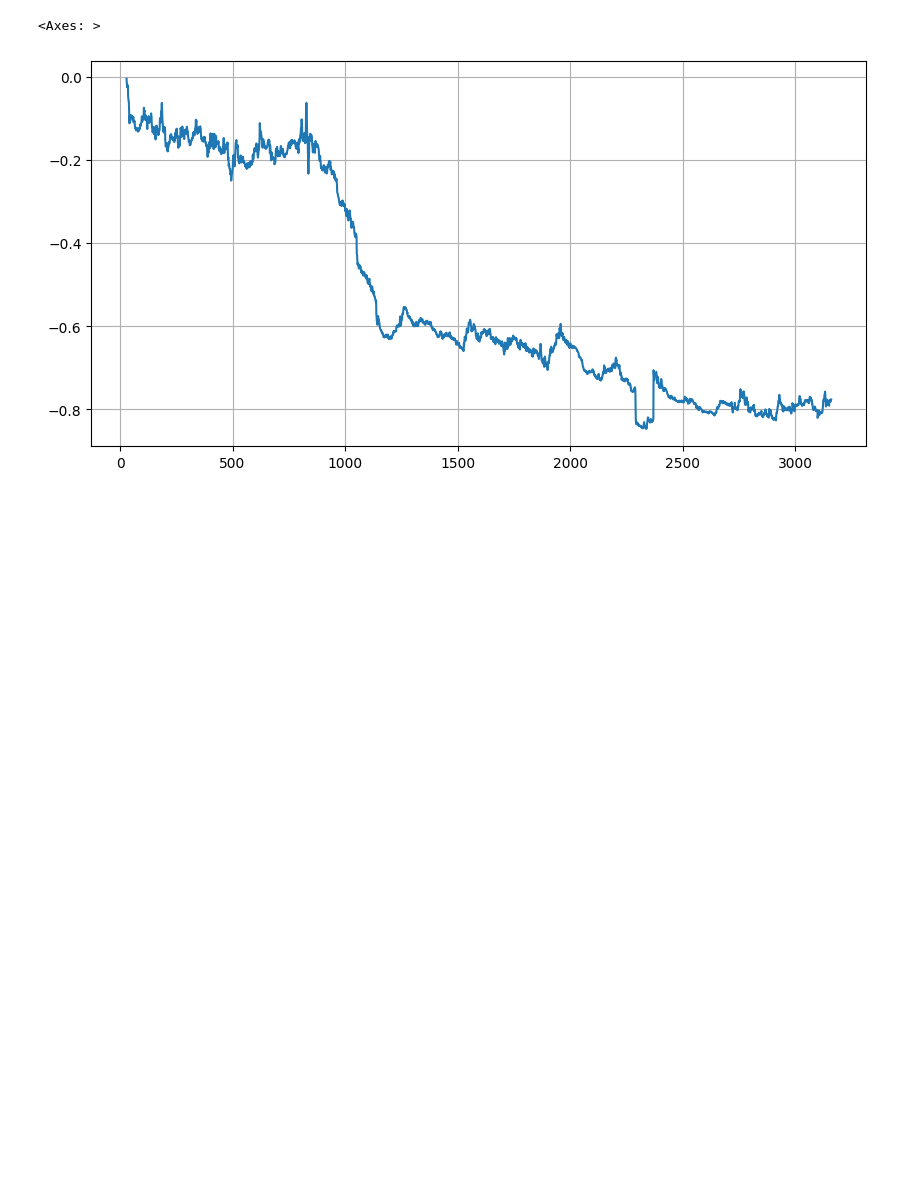
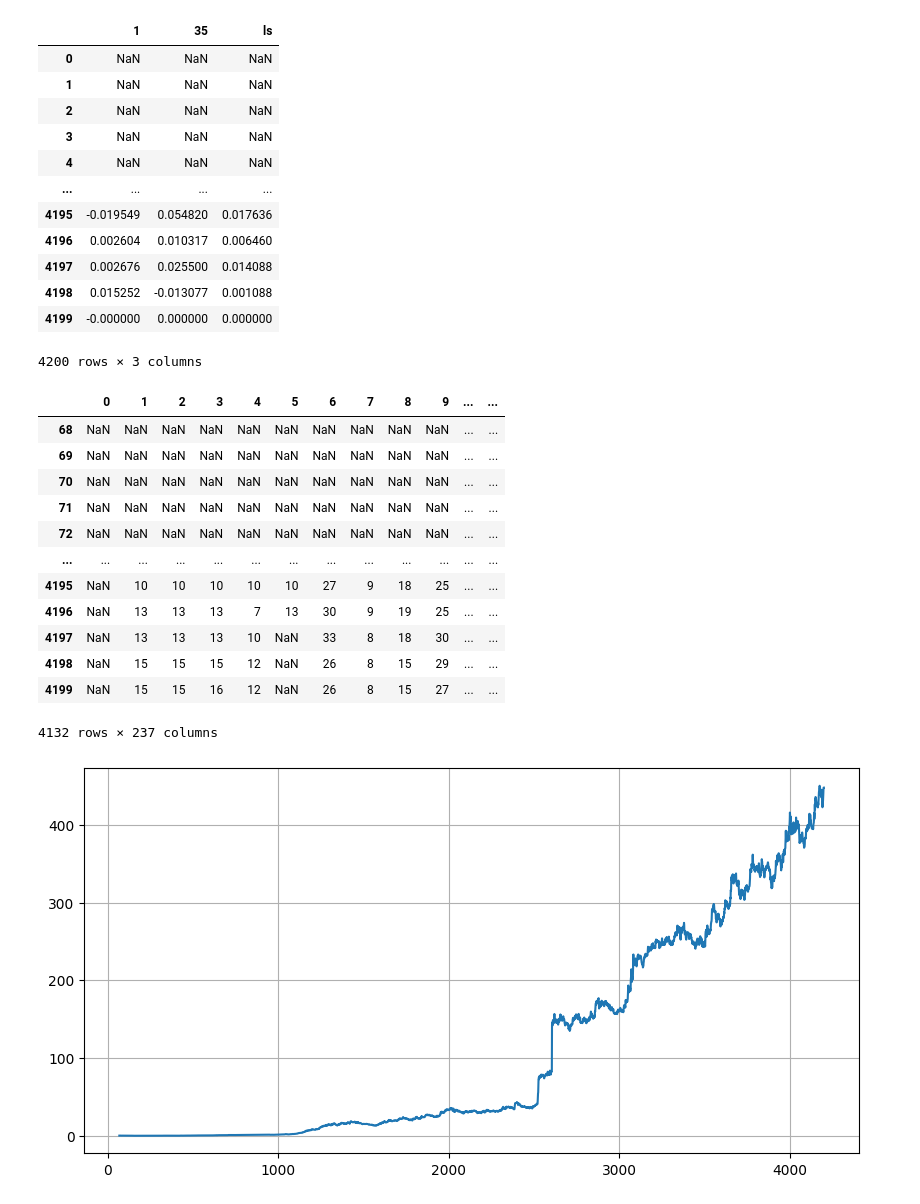
Before and after one commit to pennymax/gplearn, a Jupyter notebook: mytest_fitness.ipynb, the cells around one changed output. Cells and saved outputs as stored; diff of their text form; code cells hidden in the pictures; blank space fills up the shorter version.

```diff
--- a/mytest_fitness.ipynb
+++ b/mytest_fitness.ipynb
@@ -178,8 +215,73 @@ Length: 3133, dtype: float64
-# %%
-longshort_rets.add(1).cumprod().sub(1).plot(figsize=(10, 5), grid=True)
-# %% [output]
-<Axes: >
-[figure, removed]
+# %%
+def compute_quantile_rets_2(y, y_pred, w, quantiles):
+    y_pred = y_pred[w.astype(bool)]
+    y = y[w.astype(bool)]
+    if np.all(np.isnan(y_pred)):
+        return None, None
+
+    rets = pd.DataFrame(y)
+    factor = pd.DataFrame(y_pred)
+
+    ## use y (return) to mask y_pred to set 0 on all invaid cells to nan
+    factor = factor.mask(rets.isna())
+
+    groups = np.array(range(quantiles)) + 1
+
+    try:
+        factor_quantiles = (
+            factor
+            .rank(axis=1, method='first') # method first means assign different ranks on identical values
+            .dropna(axis=0, how='all')
+            .apply(pd.qcut, q=quantiles, labels=groups, axis=1, duplicates='drop')
+            )
+    except:
+        return None, None
+
+    stacked_rets = rets.stack()
+    stacked_factor_quantiles = factor_quantiles.stack()
+    grouped_returns = (
+        stacked_rets
+        .groupby([stacked_rets.index.get_level_values(0), stacked_factor_quantiles])
+        .mean()
+        .unstack()
+        )
+    return grouped_returns, factor_quantiles
+
+grouped_returns, factor_quantiles = compute_quantile_rets_2(y, y_pred, np.ones(X.shape[0]), 35)
+grouped_returns = grouped_returns[[1, 35]]
+grouped_returns[1] = grouped_returns[1].mul(-1)
+grouped_returns['ls'] = (grouped_returns[35] + grouped_returns[1]) / 2
+display(grouped_returns)
+grouped_returns.ls.add(1).cumprod().sub(1).plot(figsize=(10, 5), grid=True)
+display(factor_quantiles)
+# %% [output]
+|  | 1 | 35 | ls |
+| 0 | NaN | NaN | NaN |
+| 1 | NaN | NaN | NaN |
+| 2 | NaN | NaN | NaN |
+| 3 | NaN | NaN | NaN |
+| 4 | NaN | NaN | NaN |
+| ... | ... | ... | ... |
+| 4195 | -0.019549 | 0.054820 | 0.017636 |
+| 4196 | 0.002604 | 0.010317 | 0.006460 |
+| 4197 | 0.002676 | 0.025500 | 0.014088 |
+| 4198 | 0.015252 | -0.013077 | 0.001088 |
+| 4199 | -0.000000 | 0.000000 | 0.000000 |
+4200 rows × 3 columns
+|  | 0 | 1 | 2 | 3 | 4 | 5 | 6 | 7 | 8 | 9 | ... | ... |
+| 68 | NaN | NaN | NaN | NaN | NaN | NaN | NaN | NaN | NaN | NaN | ... | ... |
+| 69 | NaN | NaN | NaN | NaN | NaN | NaN | NaN | NaN | NaN | NaN | ... | ... |
+| 70 | NaN | NaN | NaN | NaN | NaN | NaN | NaN | NaN | NaN | NaN | ... | ... |
+| 71 | NaN | NaN | NaN | NaN | NaN | NaN | NaN | NaN | NaN | NaN | ... | ... |
+| 72 | NaN | NaN | NaN | NaN | NaN | NaN | NaN | NaN | NaN | NaN | ... | ... |
+| ... | ... | ... | ... | ... | ... | ... | ... | ... | ... | ... | ... | ... |
+| 4195 | NaN | 10 | 10 | 10 | 10 | 10 | 27 | 9 | 18 | 25 | ... | ... |
+| 4196 | NaN | 13 | 13 | 13 | 7 | 13 | 30 | 9 | 19 | 25 | ... | ... |
+| 4197 | NaN | 13 | 13 | 13 | 10 | NaN | 33 | 8 | 18 | 30 | ... | ... |
+| 4198 | NaN | 15 | 15 | 15 | 12 | NaN | 26 | 8 | 15 | 29 | ... | ... |
+| 4199 | NaN | 15 | 15 | 16 | 12 | NaN | 26 | 8 | 15 | 27 | ... | ... |
+4132 rows × 237 columns
+[figure, added]
 # %%
 longshort_rets.hist(bins=100)
 longshort_rets.skew(), longshort_rets.kurt(), longshort_rets[longshort_rets > 0].count() / longshort_rets.shape[0]
```
Also changed, not shown: parts of 13 cells of this notebook, 1 other file.
